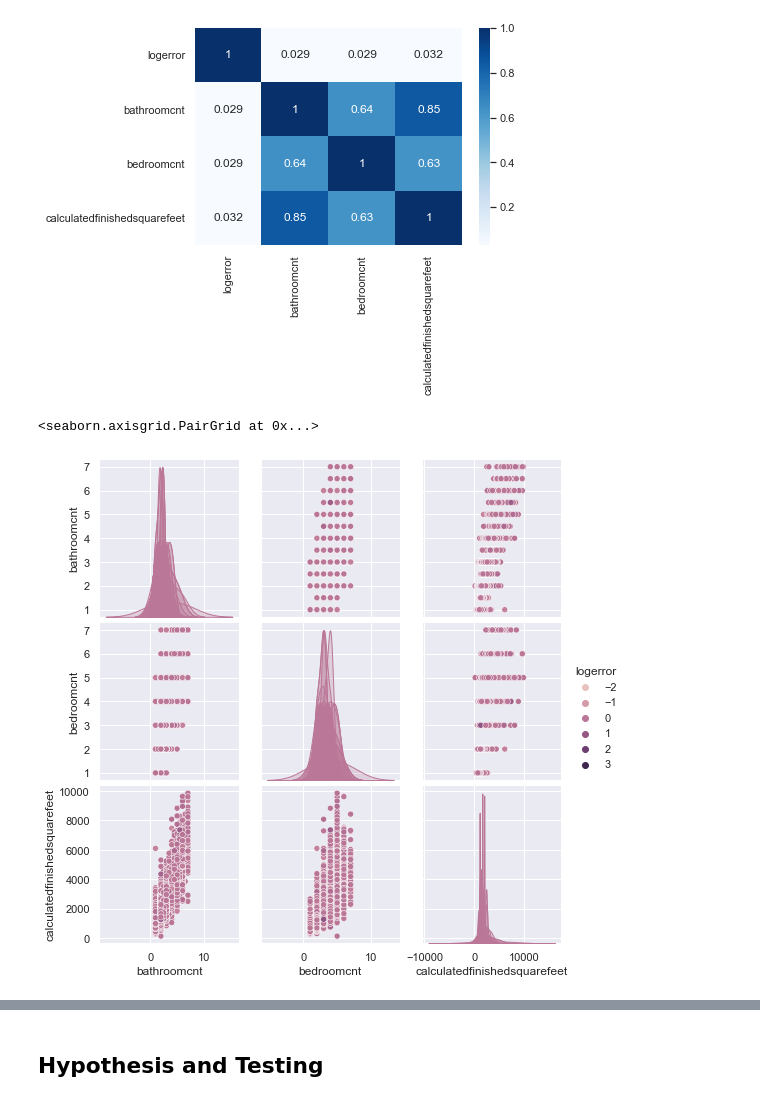
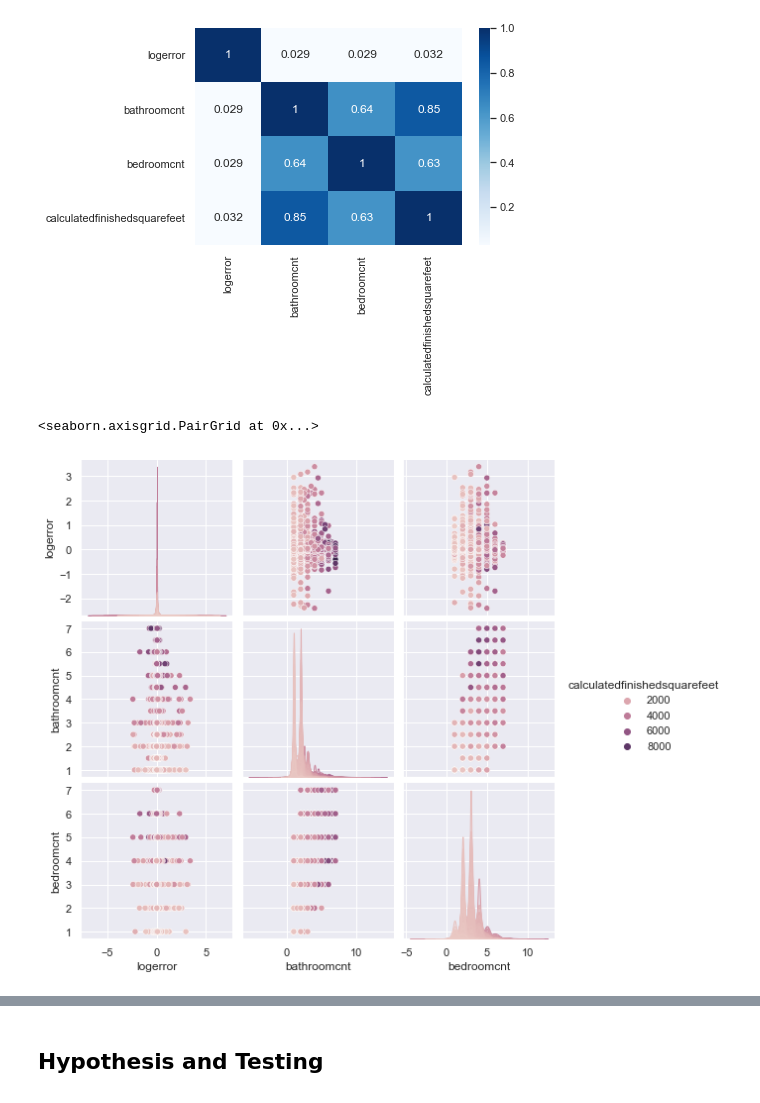
Before and after one commit to jamesallen0351/clustering-project, a Jupyter notebook: zillow_notebook.ipynb, the cells around one changed output, grey strips where cells are left out. Cells and saved outputs as stored; diff of their text form; code cells hidden in the pictures.

```diff
--- a/zillow_notebook.ipynb
+++ b/zillow_notebook.ipynb
@@ -280,7 +281,7 @@ sns.heatmap(correlation_table, cmap='Blues', annot=True)
 [figure]
 # %%
 # making a pair plot to visualize the zillow data
-sns.pairplot(train_1, hue='logerror')
+sns.pairplot(train_1, hue='calculatedfinishedsquarefeet')
 # %% [output]
 <seaborn.axisgrid.PairGrid at 0x...>
-[figure, old version]
+[figure, new version]
```
Also changed, not shown: parts of 10 cells of this notebook, 1 other file.
